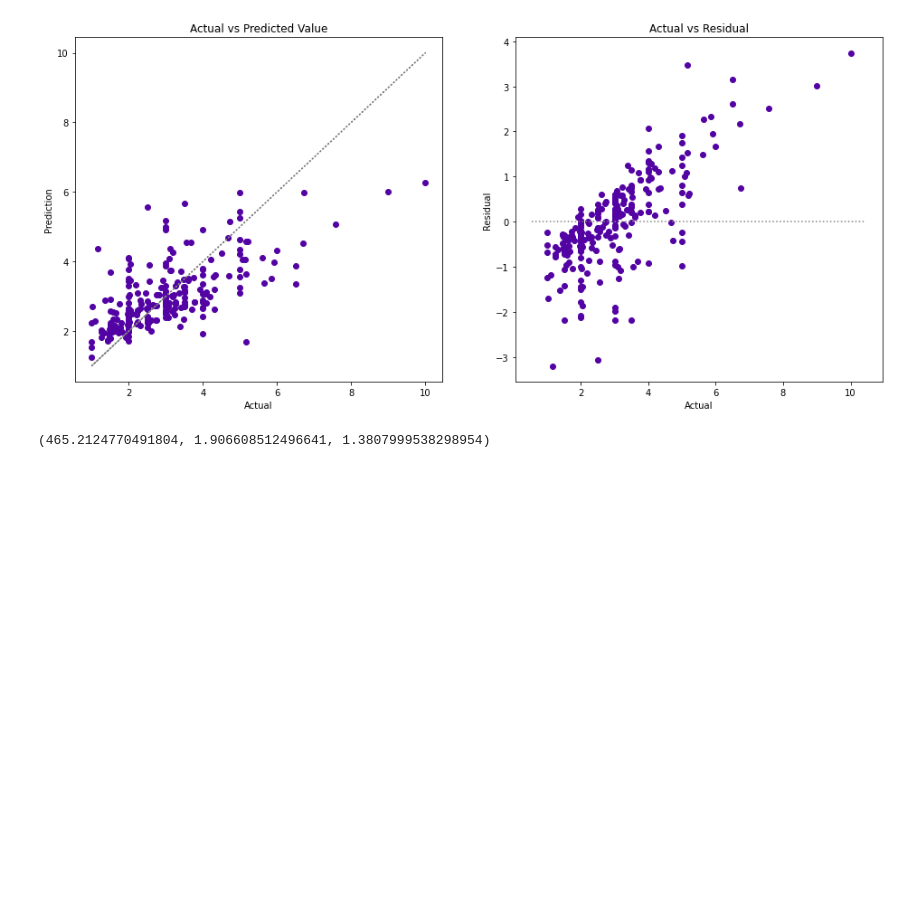
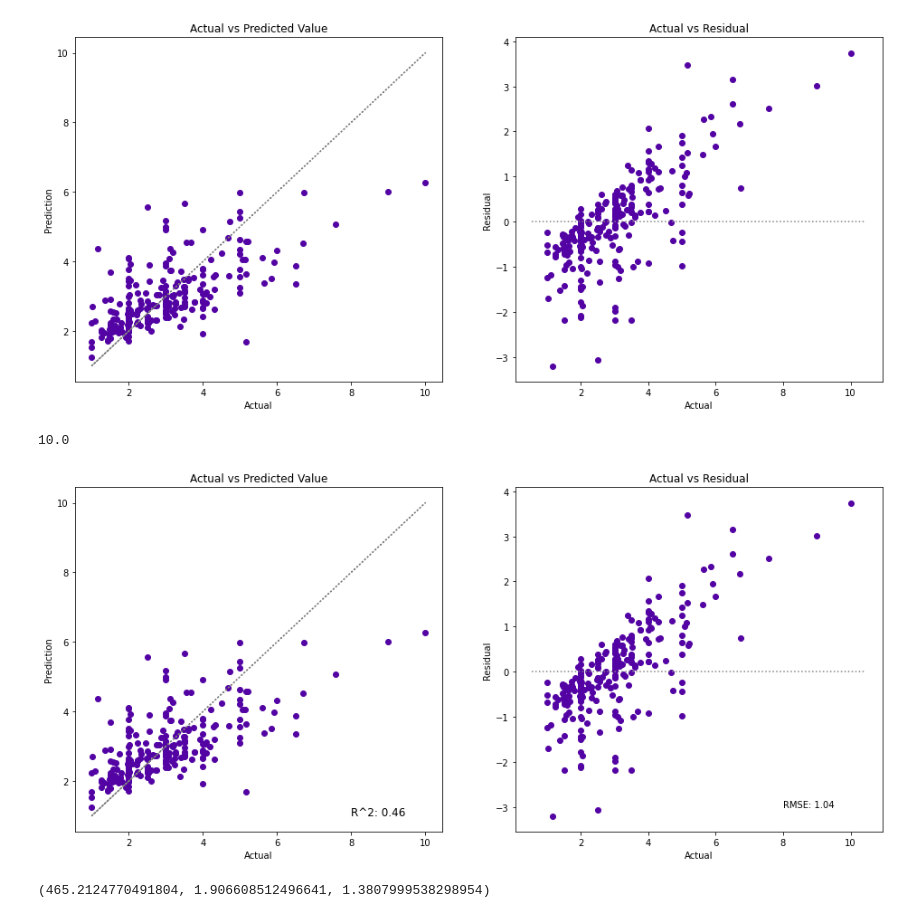
Before and after one commit to HeatherOrtegaMcMillan/regression-exercises, a Jupyter notebook: evaluate.ipynb, the cells around one changed output. Cells and saved outputs as stored; diff of their text form; code cells hidden in the pictures; blank space fills up the shorter version.

Commit message:
make a change to my plot the dots function

```diff
--- a/evaluate.ipynb
+++ b/evaluate.ipynb
@@ -383,6 +417,46 @@ ax.hlines(0, *ax.get_xlim(), ls=':', color='gray')
 # %% [output]
 <matplotlib.collections.LineCollection at 0x...>
 [figure]
+# %%
+df.tip.max()
+# %% [output]
+10.0
+# %%
+# maybe in the future add creating the preditions and the residuals if none were entered
+# have to import sklearn stuff
+
+def plot_the_dots(actuals, predictions, residuals):
+    '''
+    This function takes in the actuals (i.e. df.actuals), predictions, and residuals and outputs two graphs.
+    One to see the regression line and the actuals/predictions
+    One to see the actuals vs the residuals.
+    '''
+
+    r_sq = r2_score(actuals, predictions)
+    rmse = mean_squared_error(actuals, predictions, squared = False)
+
+    text_loc = actuals.max() - 2
+
+    # plots actual vs predicted
+    plt.figure(figsize=(16, 7))
+    ax = plt.subplot(1, 2, 1)
+    ax.scatter(actuals, predictions, label='predicted')
+    ax.set(title='Actual vs Predicted Value', ylabel='Prediction', xlabel='Actual')
+    ax.plot(actuals, actuals, ls=':', c='gray')
+    ax.text(text_loc, 1, f'R^2: {r_sq:.2f}', fontsize='large')
+
+    #put r^2 value on graph
+    # and rmse and rmse of baseline
+
+    ax = plt.subplot(1, 2, 2)
+    ax.scatter(actuals, residuals)
+    ax.set(title = 'Actual vs Residual',ylabel='Residual', xlabel='Actual')
+    ax.hlines(0, *ax.get_xlim(), ls=':', color='gray')
+    ax.text(text_loc, -3, f'RMSE: {rmse:.2f}')
+# %%
+plot_the_dots(df.tip, df.yhat, df.residuals)
+# %% [output]
+[figure, added]
 # %%
 # - regression_errors(y, yhat): returns the following values:
 #     - sum of squared errors (SSE)
```
Also changed, not shown: parts of 6 cells of this notebook.
